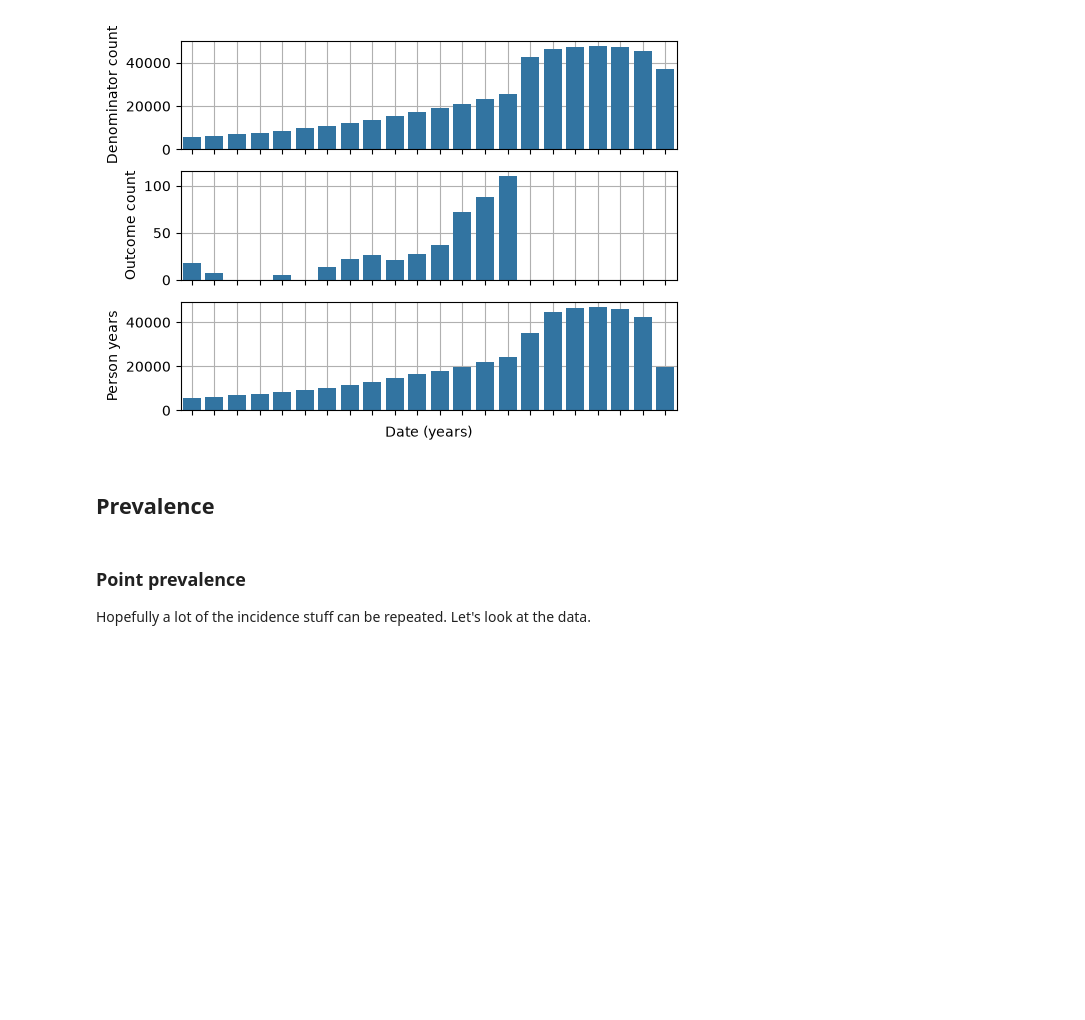
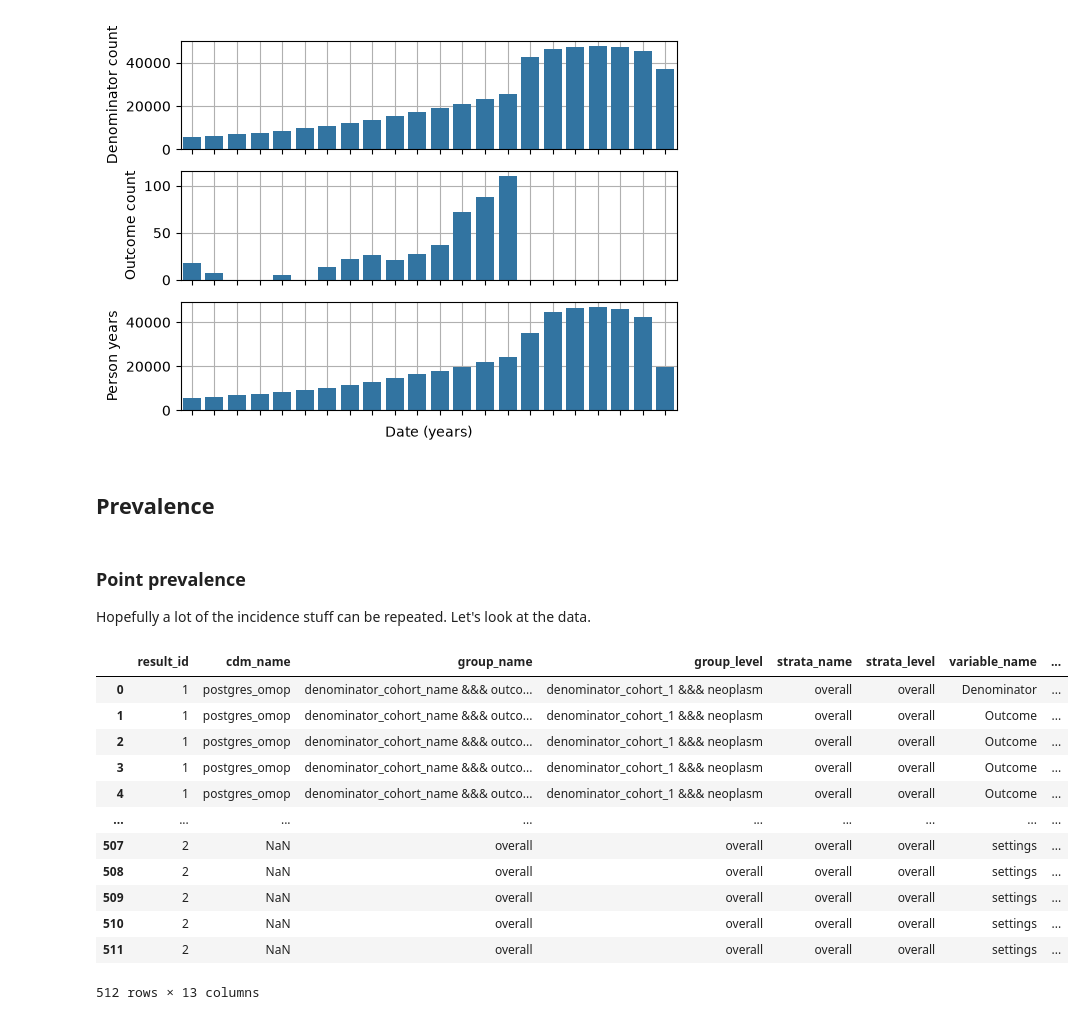
Before and after one commit to Health-Informatics-UoN/python-omop-vis, a Jupyter notebook: IncidencePrevalence plots.ipynb, the cells around one changed output. Saved outputs shown, nothing was run; the diff lists cells and outputs as text; code cells hidden in the pictures; blank space fills up the shorter version.

```diff
--- a/IncidencePrevalence plots.ipynb
+++ b/IncidencePrevalence plots.ipynb
@@ -595,3 +590,19 @@ incidence_result.plot_incidence_population(
 
 Hopefully a lot of the incidence stuff can be repeated.
 Let's look at the data.
+# %%
+point_prevalence
+# %% [output]
+|  | result_id | cdm_name | group_name | group_level | strata_name | strata_level | variable_name | ... |
+| 0 | 1 | postgres_omop | denominator_cohort_name &&& outco... | denominator_cohort_1 &&& neoplasm | overall | overall | Denominator | ... |
+| 1 | 1 | postgres_omop | denominator_cohort_name &&& outco... | denominator_cohort_1 &&& neoplasm | overall | overall | Outcome | ... |
+| 2 | 1 | postgres_omop | denominator_cohort_name &&& outco... | denominator_cohort_1 &&& neoplasm | overall | overall | Outcome | ... |
+| 3 | 1 | postgres_omop | denominator_cohort_name &&& outco... | denominator_cohort_1 &&& neoplasm | overall | overall | Outcome | ... |
+| 4 | 1 | postgres_omop | denominator_cohort_name &&& outco... | denominator_cohort_1 &&& neoplasm | overall | overall | Outcome | ... |
+| ... | ... | ... | ... | ... | ... | ... | ... | ... |
+| 507 | 2 | NaN | overall | overall | overall | overall | settings | ... |
+| 508 | 2 | NaN | overall | overall | overall | overall | settings | ... |
+| 509 | 2 | NaN | overall | overall | overall | overall | settings | ... |
+| 510 | 2 | NaN | overall | overall | overall | overall | settings | ... |
+| 511 | 2 | NaN | overall | overall | overall | overall | settings | ... |
+512 rows × 13 columns
```
Also changed, not shown: parts of 11 cells of this notebook, 5 other files.
